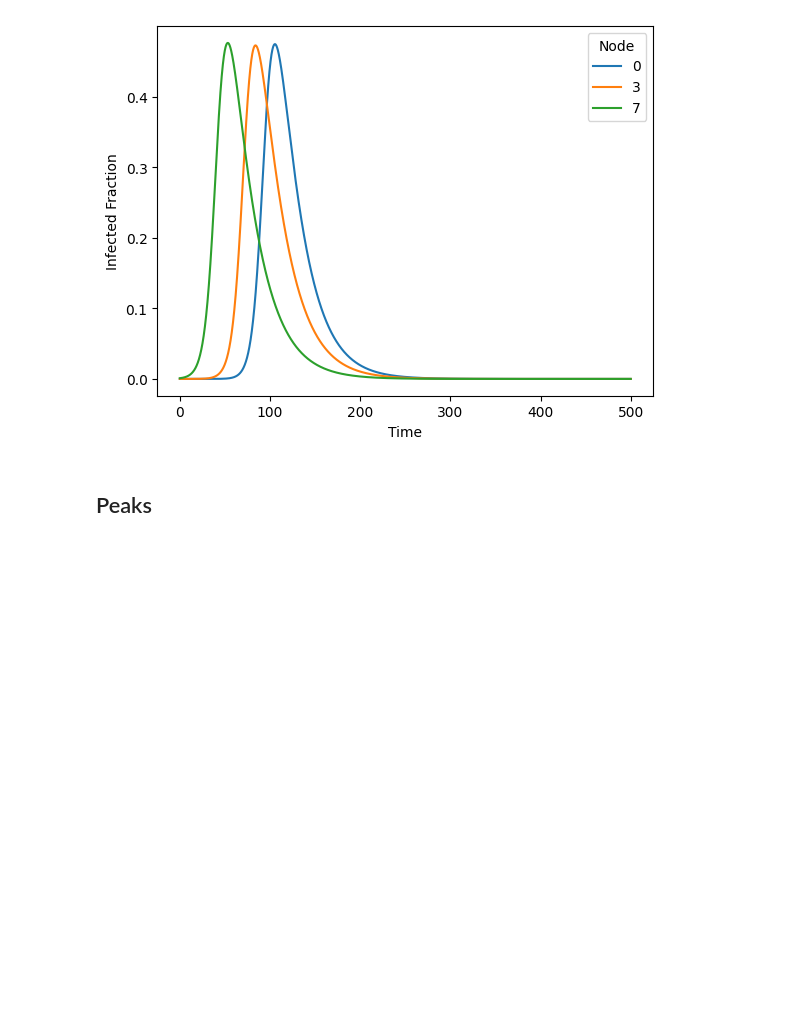
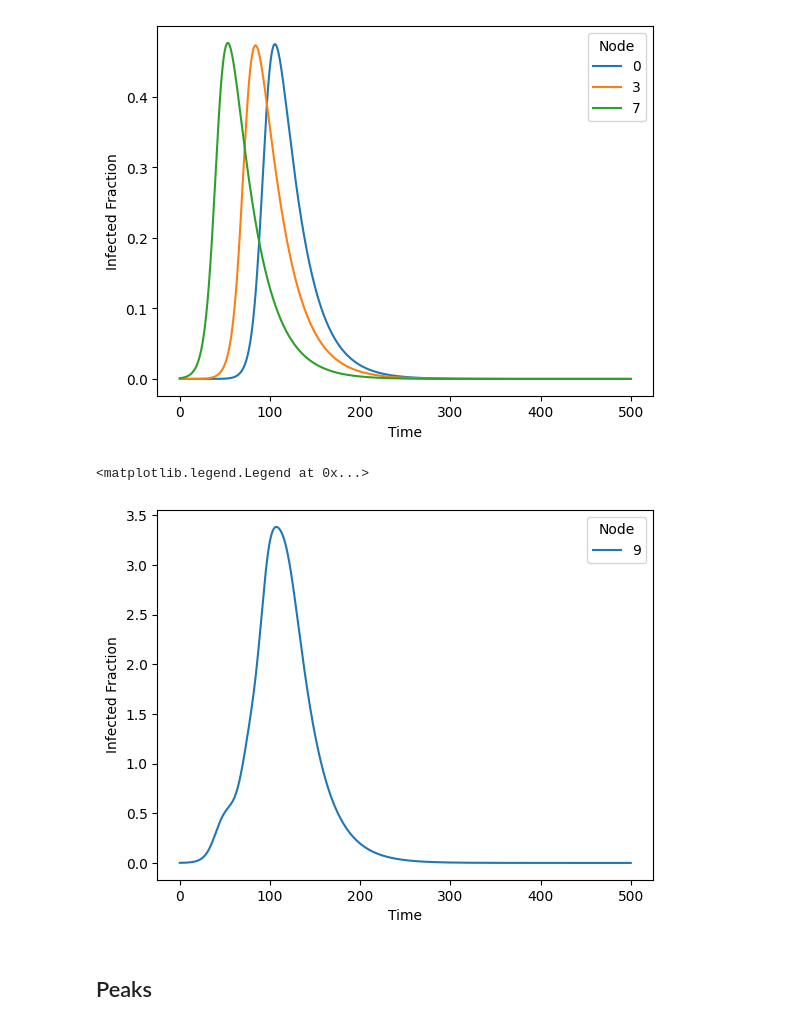
Before and after one commit to DiDyou1123/KENTECH-Capstone2026-Epidemics, a Jupyter notebook: test.ipynb, the cells around one changed output. Drawn from its saved outputs; the diff is of its cells as text; code cells hidden in the pictures; blank space fills up the shorter version.

Commit message:
전체 I plot 추가

```diff
--- a/test.ipynb
+++ b/test.ipynb
@@ -109,7 +109,7 @@ r_rate = 0.04 # beta
 # %%
 # Initial points
 
-origin = 7 # Node where infection starts
+origin = 3 # Node where infection starts
 orig_i_pop = 0.001 # Initial infected fraction
 
 init_i_pop = np.zeros(num_nodes, dtype=np.float64)
@@ -154,6 +154,15 @@ plt.legend(title="Node")
 # %% [output]
 <matplotlib.legend.Legend at 0x...>
 [figure]
+# %%
+plt.plot(result["t"], result["y"][0:num_nodes].sum(axis=0), label=node)
+
+plt.xlabel("Time")
+plt.ylabel("Infected Fraction")
+plt.legend(title="Node")
+# %% [output]
+<matplotlib.legend.Legend at 0x...>
+[figure, added]
 # %% [markdown]
 ## Peaks
 # %%
```
